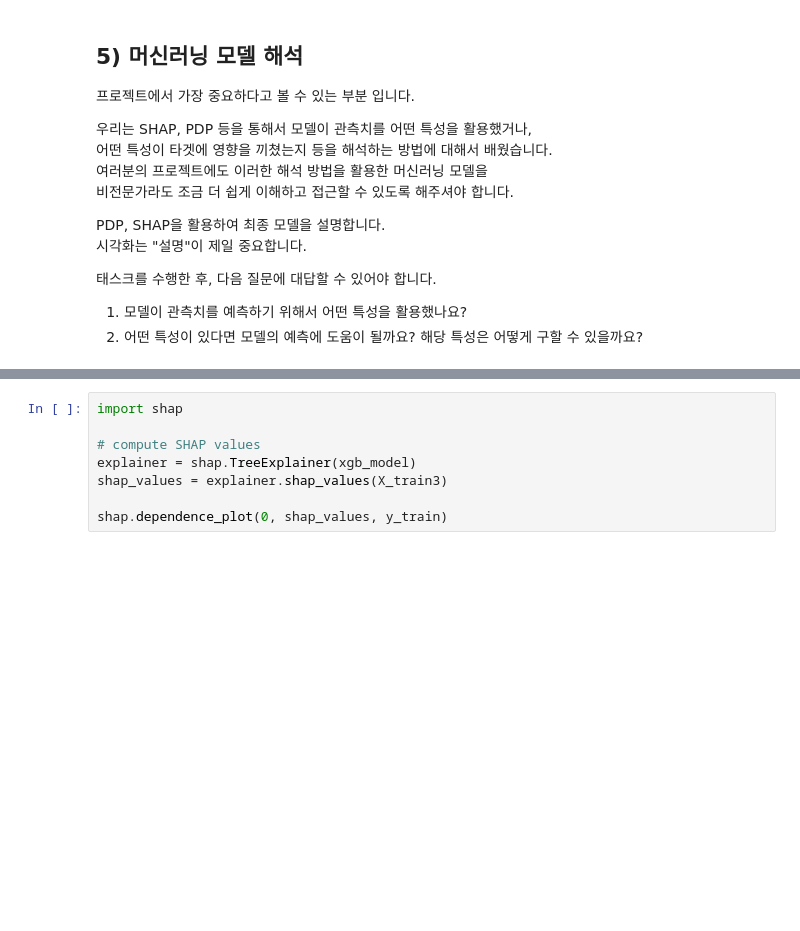
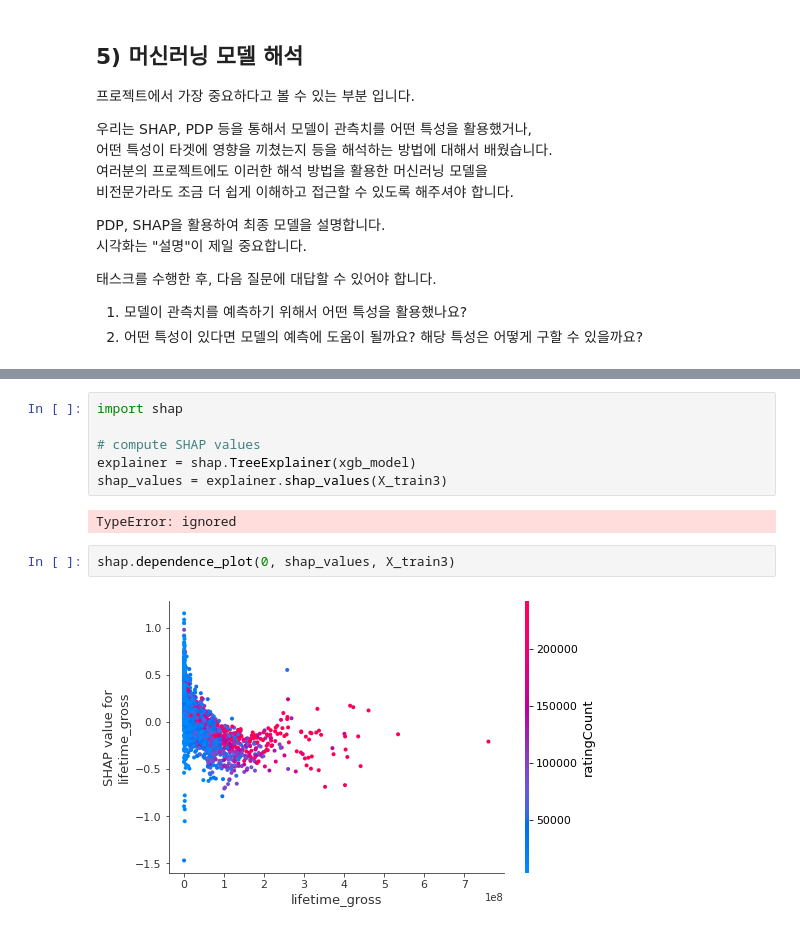
Before and after one commit to Shena2/project, a Jupyter notebook: section2/project_submit.ipynb, the cells around one changed output, grey strips where cells are left out. Cells and saved outputs as stored; diff of their text form; blank space fills up the shorter version.

```diff
--- a/section2/project_submit.ipynb
+++ b/section2/project_submit.ipynb
@@ -484,5 +484,9 @@ import shap
 # compute SHAP values
 explainer = shap.TreeExplainer(xgb_model)
 shap_values = explainer.shap_values(X_train3)
-
-shap.dependence_plot(0, shap_values, y_train)
+# %% [output]
+TypeError: ignored
+# %%
+shap.dependence_plot(0, shap_values, X_train3)
+# %% [output]
+[figure, added]
```
